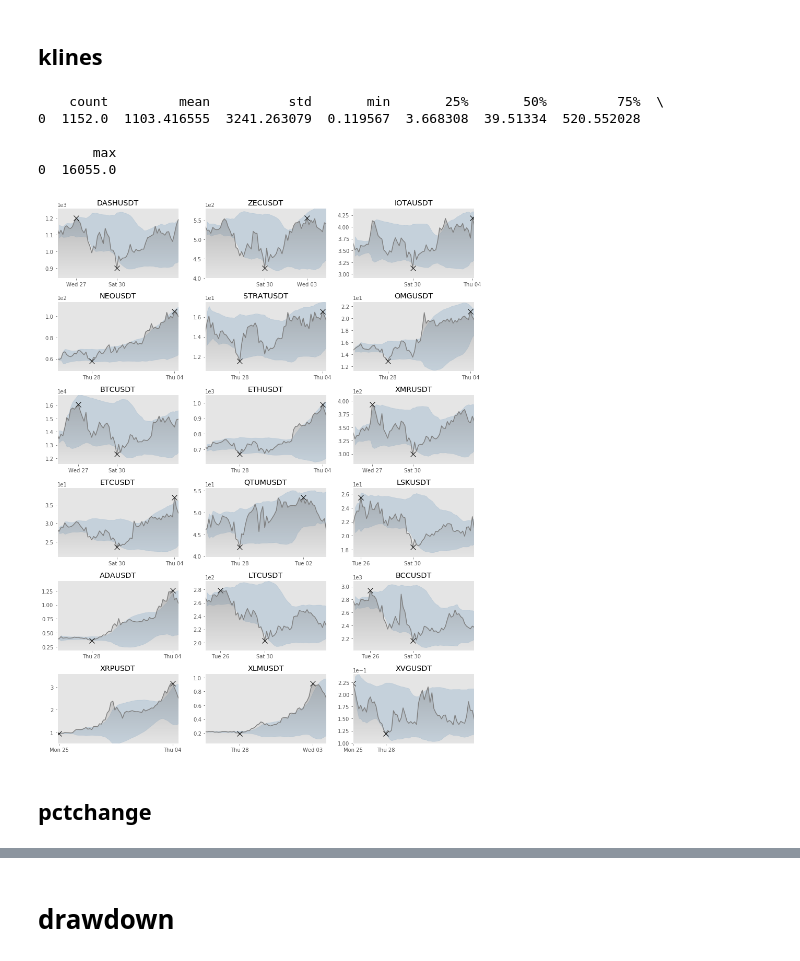
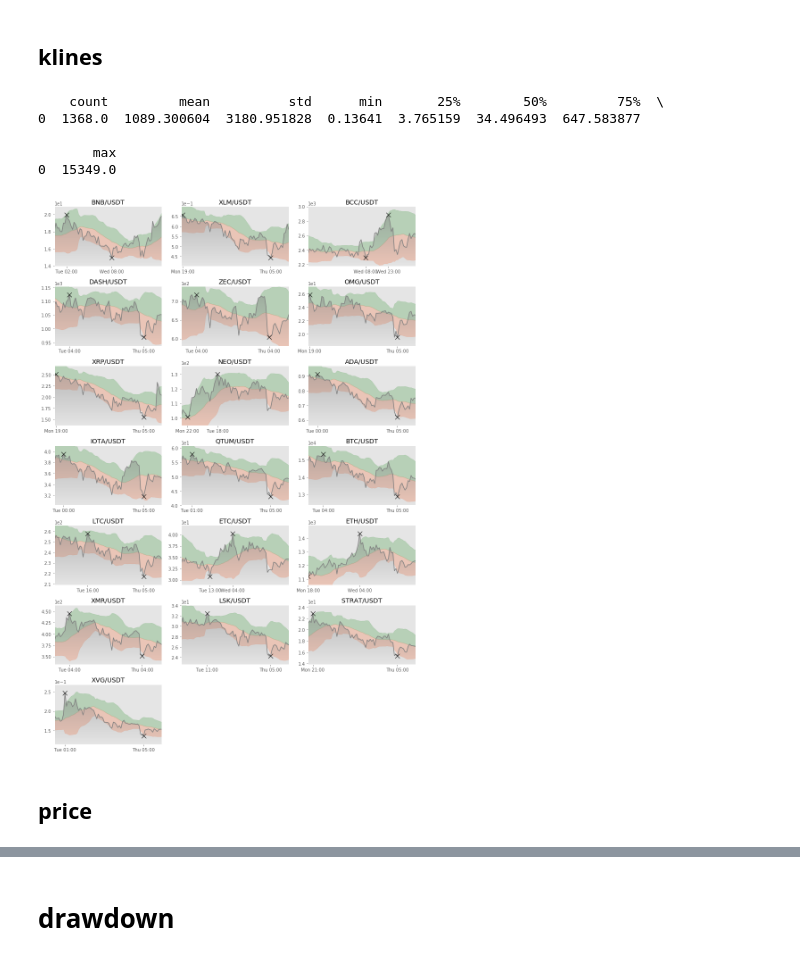
Before and after one commit to Sahanduiuc/cryptoz, a Jupyter notebook: Workbook.ipynb, the cells around one changed output, grey strips where cells are left out. Cells and saved outputs as stored; diff of their text form; code cells hidden in the pictures.

```diff
--- a/Workbook.ipynb
+++ b/Workbook.ipynb
@@ -13,5 +18,6 @@ client = Client(api_key, api_secret)
 # %%
-symbols = [
+pairs = [
+    'BNB/USDT',
     'BTC/USDT',
     'XRP/USDT',
     'ETH/USDT',
@@ -41,0 +40,3 @@ orderbooks = binance.orderbooks(client, symbols)
+# %%
+interval = enums.KLINE_INTERVAL_1HOUR
+last_window = pd.Timedelta(days=3)
@@ -41,0 +45,6 @@ orderbooks = binance.orderbooks(client, symbols)
+# %%
+from cryptoz.exchanges.binance import Binance
+
+binance = Binance(client)
+
+ohlc = binance.get_ohlc(pairs, interval=interval)
@@ -44,19 +97,23 @@ orderbooks = binance.orderbooks(client, symbols)
 # %% [markdown]
 ## klines
 # %%
-df = utils.to_df(ohlc, 'C').resample('4H').last()
-sma = df.rolling(30, min_periods=1).mean()
-sms = df.rolling(30, min_periods=1).std()
+window = 20
+reload(plot)
+
+df = utils.to_df(ohlc, 'C')
+sma = utils.cut_df(df.rolling(window).mean(), last_window)
+sms = utils.cut_df(df.rolling(window).std(), last_window)
 bands = (sma + 2 * sms, sma - 2 * sms)
-ranker = lambda sr: 1 - sr.iloc[-1] / sr.max()
+df = utils.cut_df(df, last_window)
 
-cryptoz.plot.timesr_matrix(df, bands=bands, ranker=ranker)
+rank = lambda sr: -utils._normalize(sr, 'minmax')[-1]
+plot.timesr_matrix(df, bands=bands, rank=rank)
 # %% [output]
-    count         mean          std       min       25%       50%         75%  \
-0  1152.0  1103.416555  3241.263079  0.119567  3.668308  39.51334  520.552028
+    count         mean          std      min       25%        50%         75%  \
+0  1368.0  1089.300604  3180.951828  0.13641  3.765159  34.496493  647.583877
 
        max
-0  16055.0
+0  15349.0
-[figure, old version]
+[figure, new version]
 # %% [markdown]
-## pctchange
+## price
```
Also changed, not shown: parts of 60 cells of this notebook.
